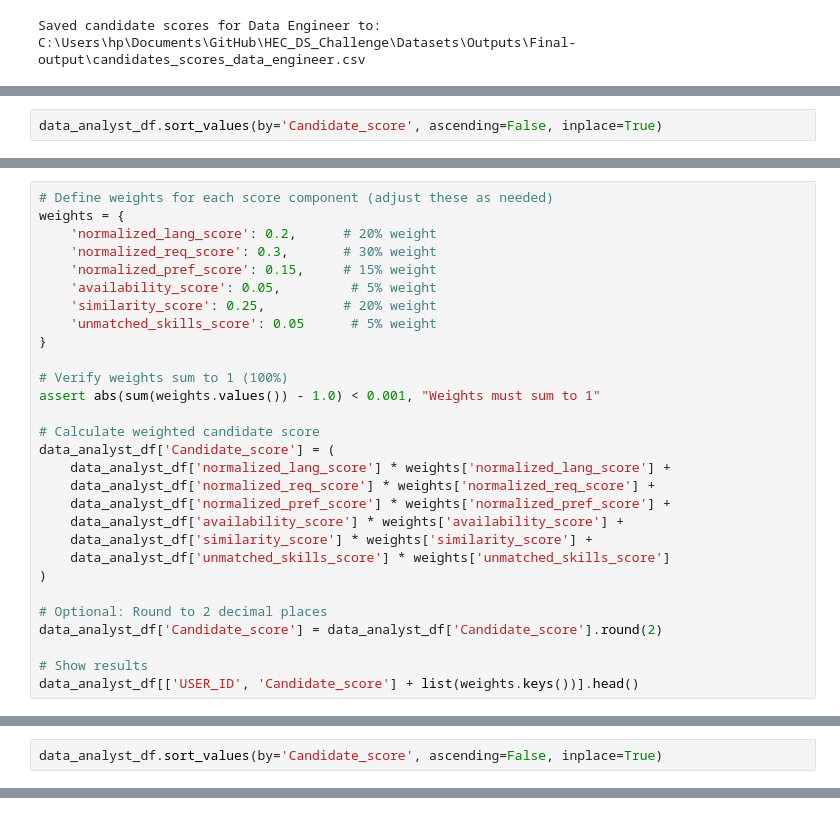
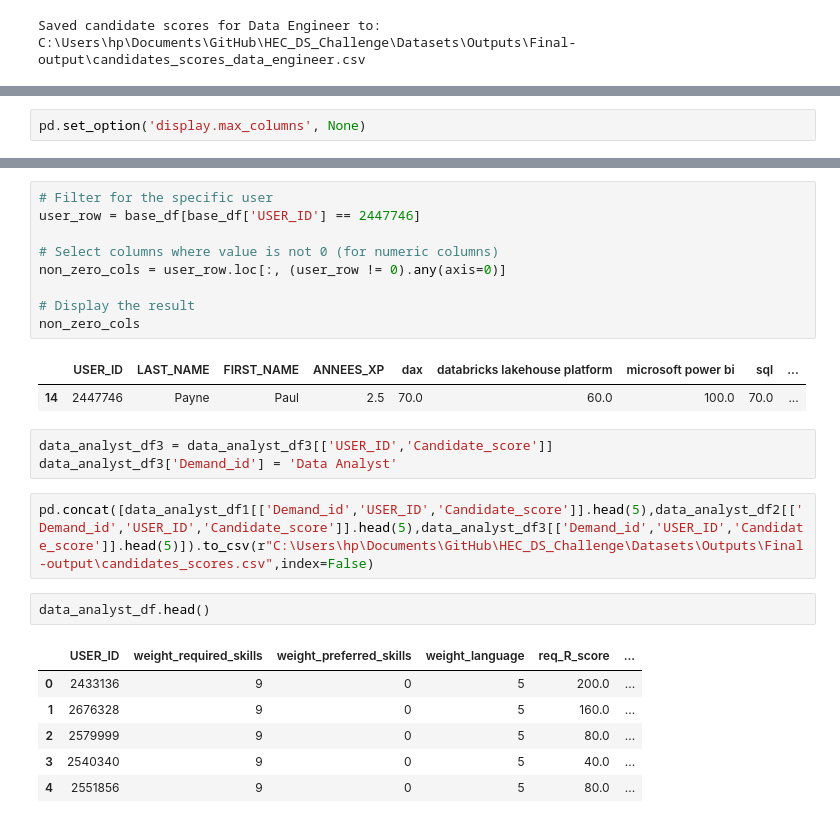
Before and after one commit to Yashsethi24/Skillfinder.AI_HEC_Data_Science_Challenge, a Jupyter notebook: Jupyter_notebooks/Step-5-Final_scoring_score.ipynb, the cells around one changed output, grey strips where cells are left out. Drawn from its saved outputs; the diff is of its cells as text.

```diff
--- a/Jupyter_notebooks/Step-5-Final_scoring_score.ipynb
+++ b/Jupyter_notebooks/Step-5-Final_scoring_score.ipynb
@@ -609,2 +464,0 @@ Adaptive weights applied: {'normalized_lang_score': 0.2, 'availability_score': 0
-# %%
-data_analyst_df.sort_values(by='Candidate_score', ascending=False, inplace=True)
@@ -633,29 +464,0 @@ base_df[base_df['USER_ID'] == 2433136]
-# %%
-# Define weights for each score component (adjust these as needed)
-weights = {
-    'normalized_lang_score': 0.2,      # 20% weight
-    'normalized_req_score': 0.3,       # 30% weight
-    'normalized_pref_score': 0.15,     # 15% weight
-    'availability_score': 0.05,         # 5% weight
-    'similarity_score': 0.25,          # 20% weight
-    'unmatched_skills_score': 0.05      # 5% weight
-}
-
-# Verify weights sum to 1 (100%)
-assert abs(sum(weights.values()) - 1.0) < 0.001, "Weights must sum to 1"
-
-# Calculate weighted candidate score
-data_analyst_df['Candidate_score'] = (
-    data_analyst_df['normalized_lang_score'] * weights['normalized_lang_score'] +
-    data_analyst_df['normalized_req_score'] * weights['normalized_req_score'] +
-    data_analyst_df['normalized_pref_score'] * weights['normalized_pref_score'] +
-    data_analyst_df['availability_score'] * weights['availability_score'] +
-    data_analyst_df['similarity_score'] * weights['similarity_score'] +
-    data_analyst_df['unmatched_skills_score'] * weights['unmatched_skills_score']
-)
-
-# Optional: Round to 2 decimal places
-data_analyst_df['Candidate_score'] = data_analyst_df['Candidate_score'].round(2)
-
-# Show results
-data_analyst_df[['USER_ID', 'Candidate_score'] + list(weights.keys())].head()
@@ -669,2 +464,0 @@ data_analyst_df[['USER_ID', 'Candidate_score'] + list(weights.keys())].head()
-# %%
-data_analyst_df.sort_values(by='Candidate_score', ascending=False, inplace=True)
@@ -904,0 +465,2 @@ job_requirements_data
+# %%
+pd.set_option('display.max_columns', None)
@@ -904,0 +506,26 @@ job_requirements_data
+# %%
+# Filter for the specific user
+user_row = base_df[base_df['USER_ID'] == 2447746]
+
+# Select columns where value is not 0 (for numeric columns)
+non_zero_cols = user_row.loc[:, (user_row != 0).any(axis=0)]
+
+# Display the result
+non_zero_cols
+# %% [output]
+|  | USER_ID | LAST_NAME | FIRST_NAME | ANNEES_XP | dax | databricks lakehouse platform | microsoft power bi | sql | ... |
+| 14 | 2447746 | Payne | Paul | 2.5 | 70.0 | 60.0 | 100.0 | 70.0 | ... |
+# %%
+data_analyst_df3 = data_analyst_df3[['USER_ID','Candidate_score']]
+data_analyst_df3['Demand_id'] = 'Data Analyst'
+# %%
+pd.concat([data_analyst_df1[['Demand_id','USER_ID','Candidate_score']].head(5),data_analyst_df2[['Demand_id','USER_ID','Candidate_score']].head(5),data_analyst_df3[['Demand_id','USER_ID','Candidate_score']].head(5)]).to_csv(r"C:\Users\hp\Documents\GitHub\HEC_DS_Challenge\Datasets\Outputs\Final-output\candidates_scores.csv",index=False)
+# %%
+data_analyst_df.head()
+# %% [output]
+|  | USER_ID | weight_required_skills | weight_preferred_skills | weight_language | req_R_score | ... |
+| 0 | 2433136 | 9 | 0 | 5 | 200.0 | ... |
+| 1 | 2676328 | 9 | 0 | 5 | 160.0 | ... |
+| 2 | 2579999 | 9 | 0 | 5 | 80.0 | ... |
+| 3 | 2540340 | 9 | 0 | 5 | 40.0 | ... |
+| 4 | 2551856 | 9 | 0 | 5 | 80.0 | ... |
```
Also changed, not shown: parts of 39 cells of this notebook, 7 other files.
